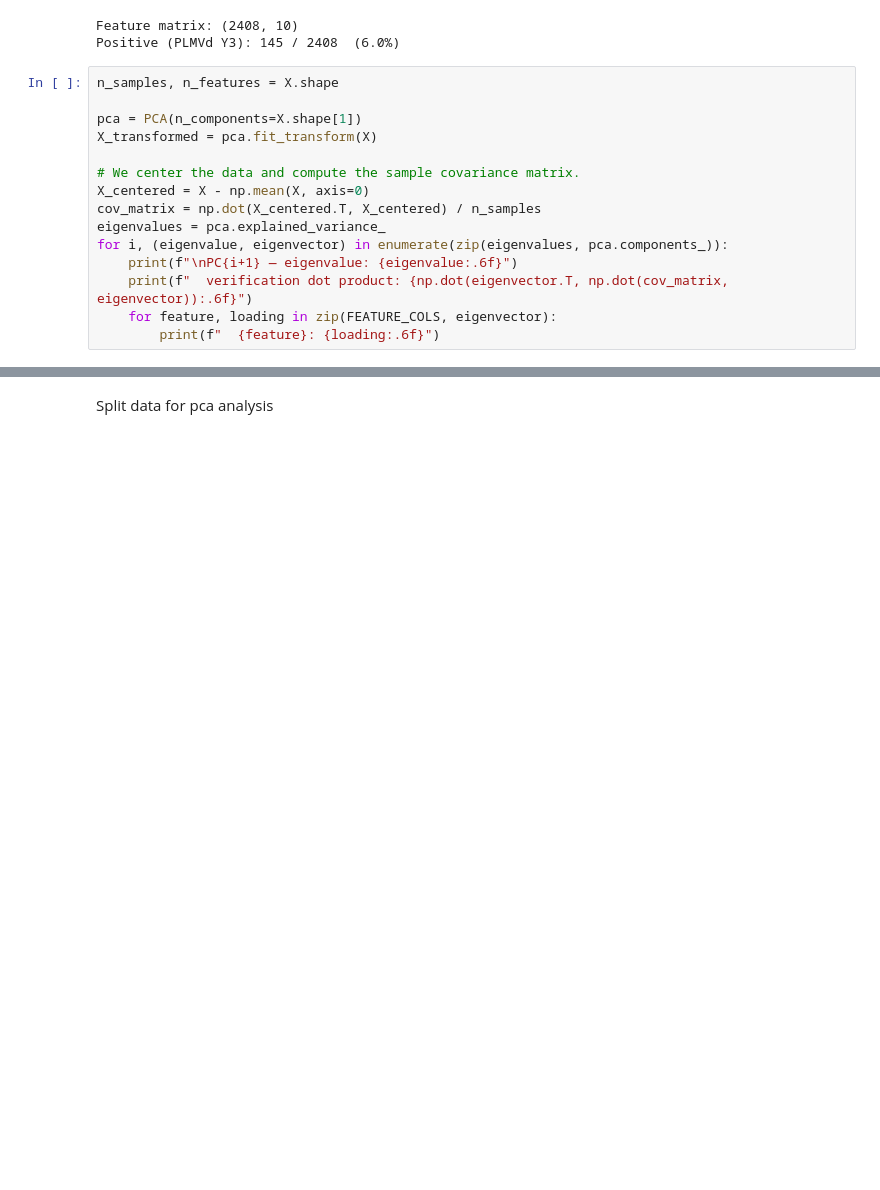
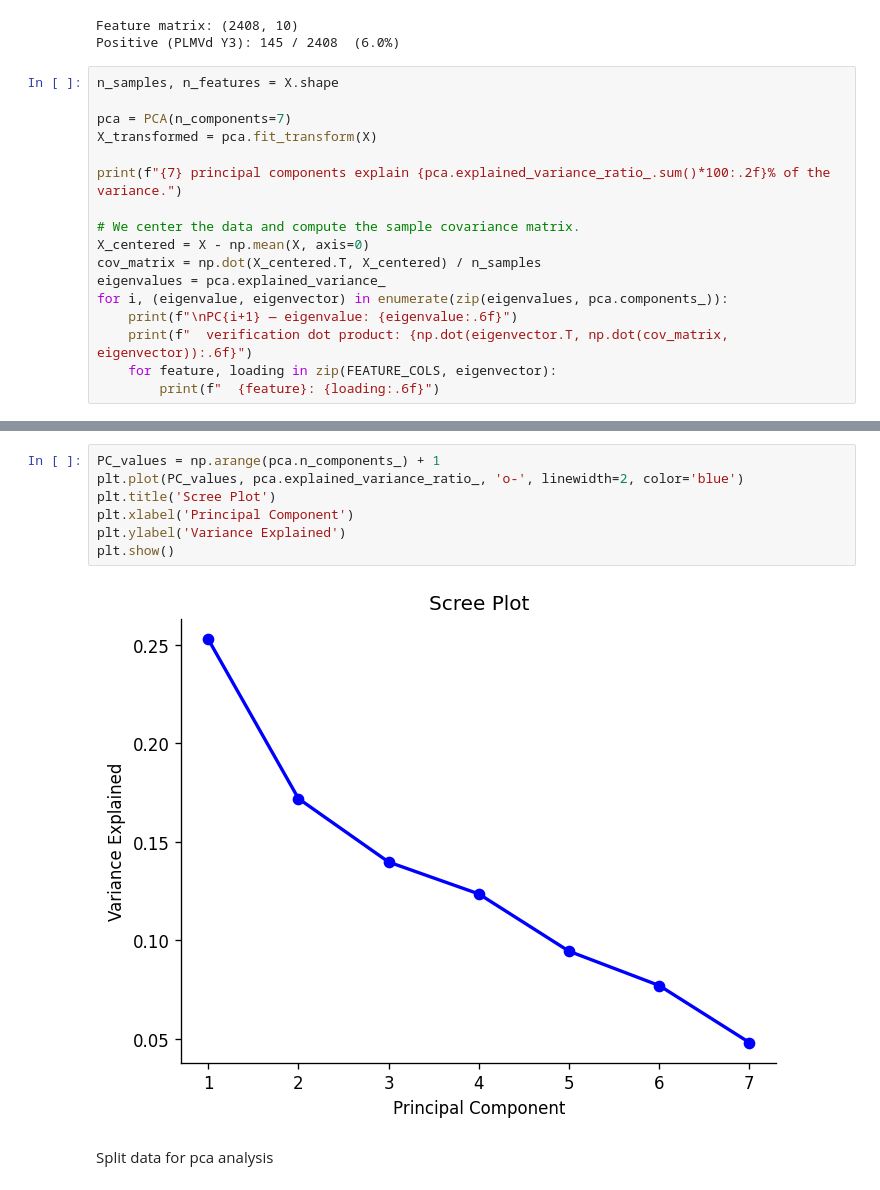
Before and after one commit to emmaabraham04/S26-CPSC4300-Final-Project, a Jupyter notebook: test.ipynb, the cells around one changed output, grey strips where cells are left out. Drawn from its saved outputs; the diff is of its cells as text; blank space fills up the shorter version.

```diff
--- a/test.ipynb
+++ b/test.ipynb
@@ -134,8 +134,10 @@ Positive (PLMVd Y3): 145 / 2408  (6.0%)
 # %%
 n_samples, n_features = X.shape
 
-pca = PCA(n_components=X.shape[1])
+pca = PCA(n_components=7)
 X_transformed = pca.fit_transform(X)
+
+print(f"{7} principal components explain {pca.explained_variance_ratio_.sum()*100:.2f}% of the variance.")
 
 # We center the data and compute the sample covariance matrix.
 X_centered = X - np.mean(X, axis=0)
@@ -167,3 +169,12 @@ PC1 — eigenvalue: 2.529481
+# %%
+PC_values = np.arange(pca.n_components_) + 1
+plt.plot(PC_values, pca.explained_variance_ratio_, 'o-', linewidth=2, color='blue')
+plt.title('Scree Plot')
+plt.xlabel('Principal Component')
+plt.ylabel('Variance Explained')
+plt.show()
+# %% [output]
+[figure, added]
 # %% [markdown]
 Split data for pca analysis
 # %%
```
Also changed, not shown: parts of 2 cells of this notebook.
